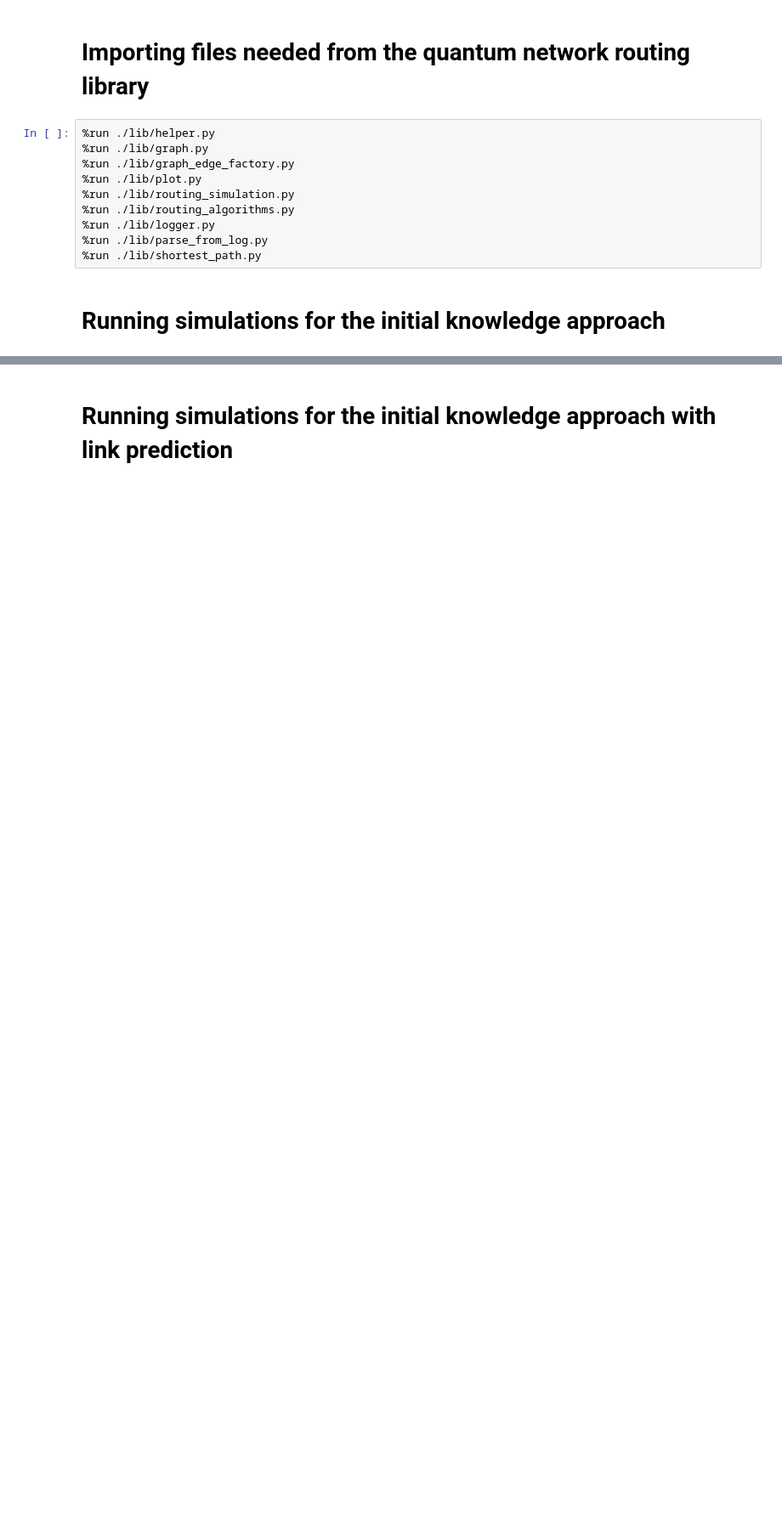
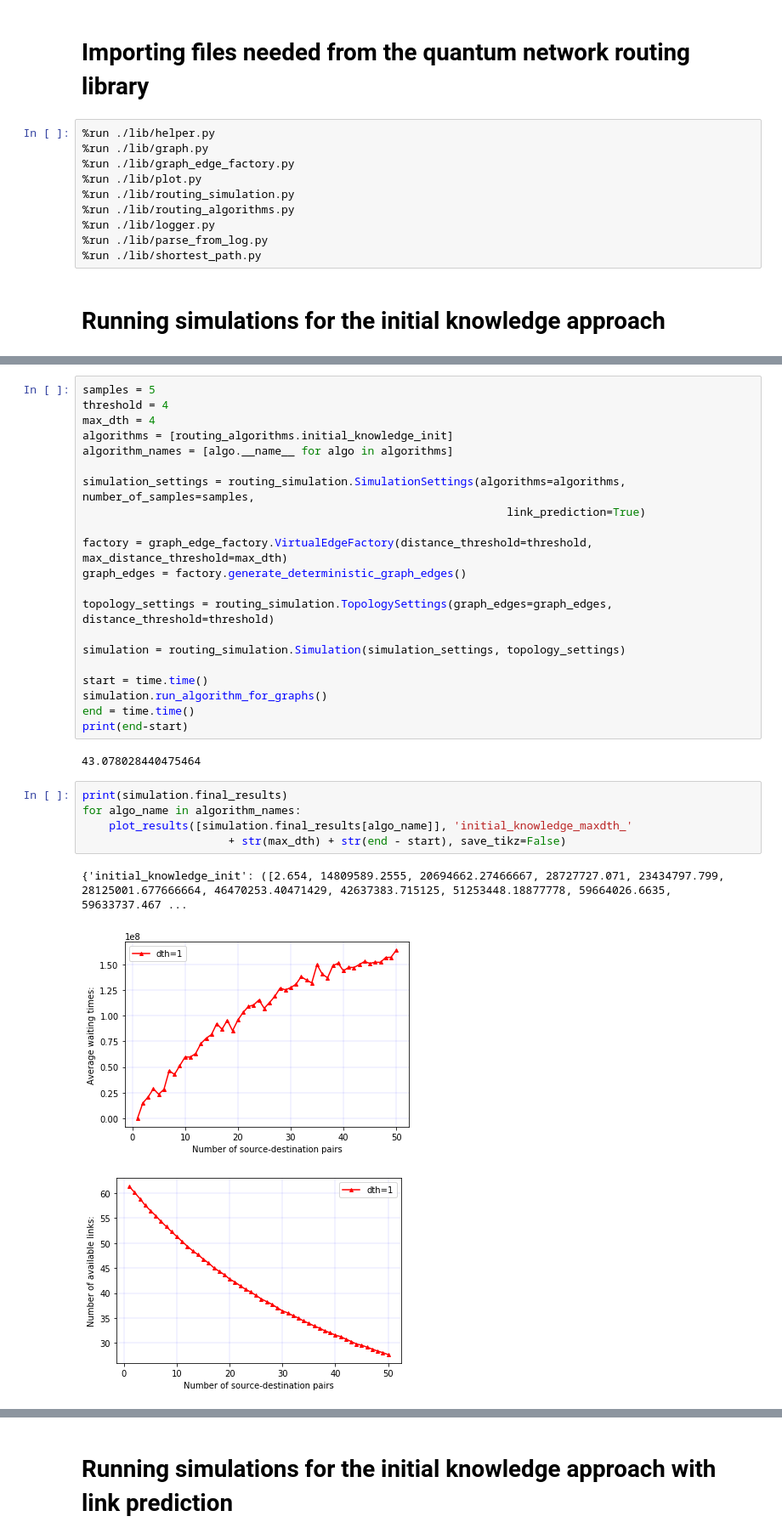
Before and after one commit to antalszava/quantum_network_routing, a Jupyter notebook: notebooks/initial_knowledge_approach.ipynb, the cells around one changed output, grey strips where cells are left out. Shown at 85% size. Cells and saved outputs as stored; diff of their text form; blank space fills up the shorter version.

```diff
--- a/notebooks/initial_knowledge_approach.ipynb
+++ b/notebooks/initial_knowledge_approach.ipynb
@@ -36,0 +86,32 @@ plot_results(initial_knowledge_results, 'initial_knowledge_maxdth_' + str(max_dt
+# %%
+samples = 5
+threshold = 4
+max_dth = 4
+algorithms = [routing_algorithms.initial_knowledge_init]
+algorithm_names = [algo.__name__ for algo in algorithms]
+
+simulation_settings = routing_simulation.SimulationSettings(algorithms=algorithms, number_of_samples=samples,
+                                                                link_prediction=True)
+
+factory = graph_edge_factory.VirtualEdgeFactory(distance_threshold=threshold, max_distance_threshold=max_dth)
+graph_edges = factory.generate_deterministic_graph_edges()
+
+topology_settings = routing_simulation.TopologySettings(graph_edges=graph_edges, distance_threshold=threshold)
+
+simulation = routing_simulation.Simulation(simulation_settings, topology_settings)
+
+start = time.time()
+simulation.run_algorithm_for_graphs()
+end = time.time()
+print(end-start)
+# %% [output]
+43.078028440475464
+# %%
+print(simulation.final_results)
+for algo_name in algorithm_names:
+    plot_results([simulation.final_results[algo_name]], 'initial_knowledge_maxdth_'
+                      + str(max_dth) + str(end - start), save_tikz=False)
+# %% [output]
+{'initial_knowledge_init': ([2.654, 14809589.2555, 20694662.27466667, 28727727.071, 23434797.799, 28125001.677666664, 46470253.40471429, 42637383.715125, 51253448.18877778, 59664026.6635, 59633737.467 ...
+[figure, added]
+[figure, added]
```
Also changed, not shown: parts of 7 cells of this notebook, 11 other files.
